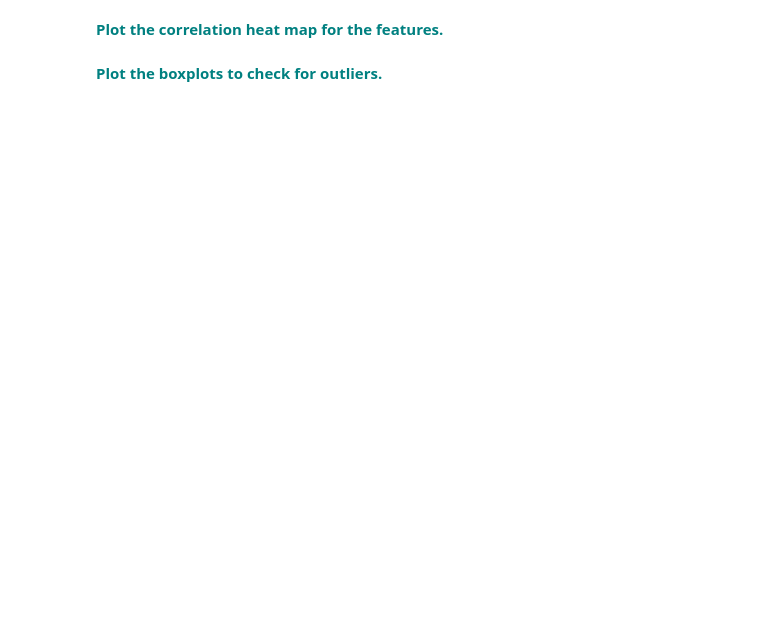
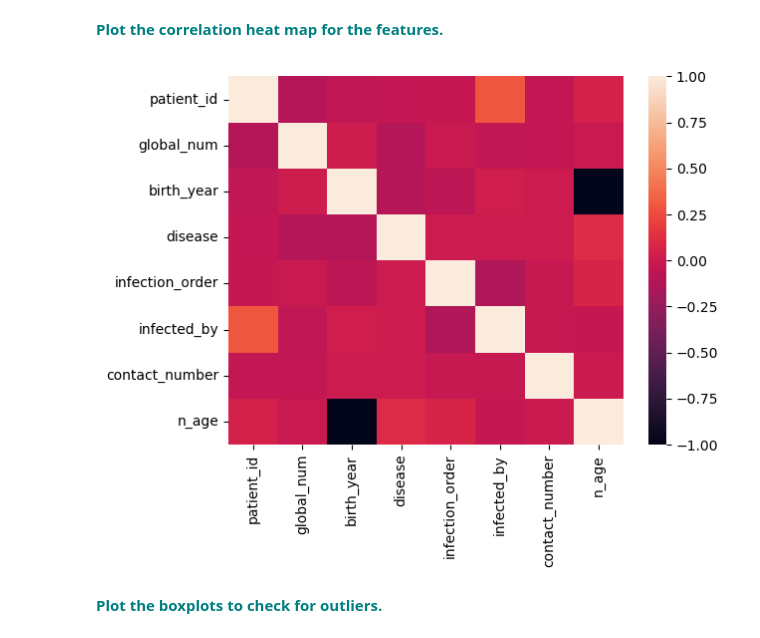
Before and after one commit to nhongphuc/Springboard, a Jupyter notebook: RandomForest Covid Case Study_06302020/RandomForest_casestudy_covid19.ipynb, the cells around one changed output. Saved outputs shown, nothing was run; the diff lists cells and outputs as text; code cells hidden in the pictures; blank space fills up the shorter version.

```diff
--- a/RandomForest Covid Case Study_06302020/RandomForest_casestudy_covid19.ipynb
+++ b/RandomForest Covid Case Study_06302020/RandomForest_casestudy_covid19.ipynb
@@ -309,4 +320,8 @@ vn
 # %% [markdown]
 **<font color='teal'> Plot the correlation heat map for the features.</font>**
+# %%
+sns.heatmap(df.corr());
+# %% [output]
+[figure, added]
 # %% [markdown]
 **<font color='teal'> Plot the boxplots to check for outliers. </font>**
```
Also changed, not shown: parts of 15 cells of this notebook.
